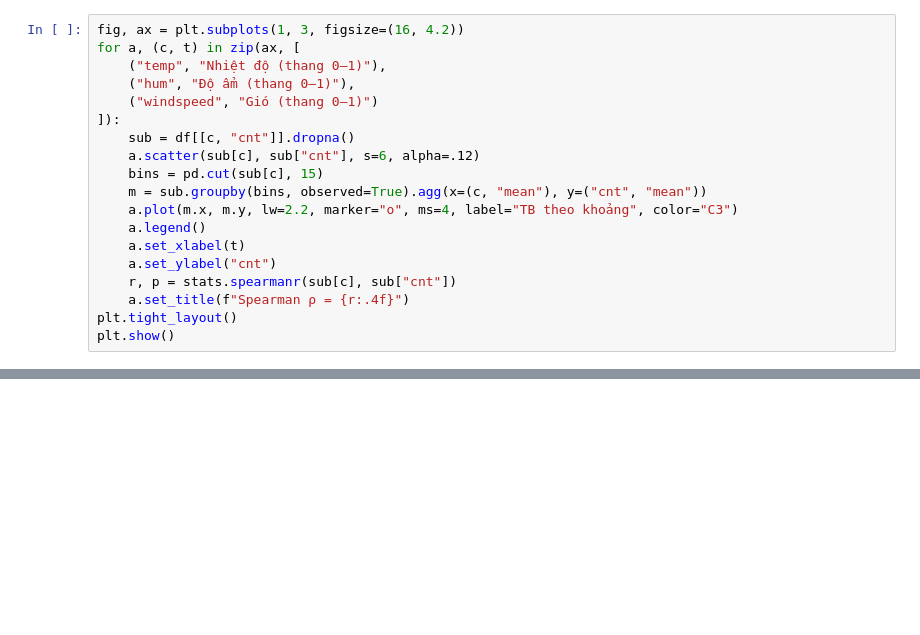
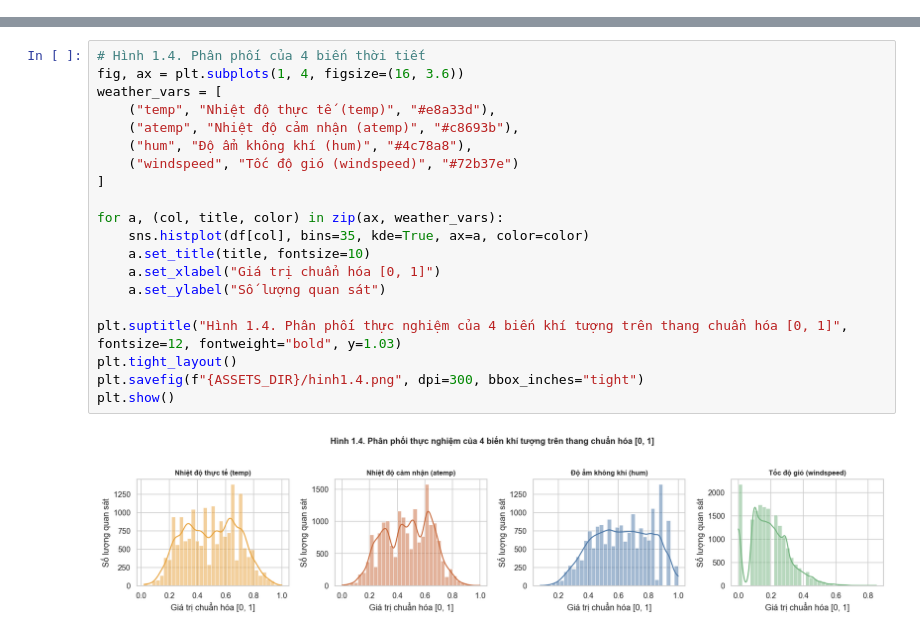
Before and after one commit to TheUn4given123jkbkjs/Data_Analytic_and_Visualization_BikeSharing_W.DC, a Jupyter notebook: EDA/EDA.ipynb, the cells around one changed output, grey strips where cells are left out. Cells and saved outputs as stored; diff of their text form; blank space fills up the shorter version.

```diff
--- a/EDA/EDA.ipynb
+++ b/EDA/EDA.ipynb
@@ -848,19 +0,0 @@ Theo `weathersit`, trung vị giảm từ 159 (Clear) xuống 133 (Mist / Cloudy
-# %%
-fig, ax = plt.subplots(1, 3, figsize=(16, 4.2))
-for a, (c, t) in zip(ax, [
-    ("temp", "Nhiệt độ (thang 0–1)"),
-    ("hum", "Độ ẩm (thang 0–1)"),
-    ("windspeed", "Gió (thang 0–1)")
-]):
-    sub = df[[c, "cnt"]].dropna()
-    a.scatter(sub[c], sub["cnt"], s=6, alpha=.12)
-    bins = pd.cut(sub[c], 15)
-    m = sub.groupby(bins, observed=True).agg(x=(c, "mean"), y=("cnt", "mean"))
-    a.plot(m.x, m.y, lw=2.2, marker="o", ms=4, label="TB theo khoảng", color="C3")
-    a.legend()
-    a.set_xlabel(t)
-    a.set_ylabel("cnt")
-    r, p = stats.spearmanr(sub[c], sub["cnt"])
-    a.set_title(f"Spearman ρ = {r:.4f}")
-plt.tight_layout()
-plt.show()
@@ -1364,0 +439,22 @@ Giá trị ngoại lai thống kê (statistical outlier) khác với lỗi dữ
+# %%
+# Hình 1.4. Phân phối của 4 biến thời tiết
+fig, ax = plt.subplots(1, 4, figsize=(16, 3.6))
+weather_vars = [
+    ("temp", "Nhiệt độ thực tế (temp)", "#e8a33d"),
+    ("atemp", "Nhiệt độ cảm nhận (atemp)", "#c8693b"),
+    ("hum", "Độ ẩm không khí (hum)", "#4c78a8"),
+    ("windspeed", "Tốc độ gió (windspeed)", "#72b37e")
+]
+
+for a, (col, title, color) in zip(ax, weather_vars):
+    sns.histplot(df[col], bins=35, kde=True, ax=a, color=color)
+    a.set_title(title, fontsize=10)
+    a.set_xlabel("Giá trị chuẩn hóa [0, 1]")
+    a.set_ylabel("Số lượng quan sát")
+
+plt.suptitle("Hình 1.4. Phân phối thực nghiệm của 4 biến khí tượng trên thang chuẩn hóa [0, 1]", fontsize=12, fontweight="bold", y=1.03)
+plt.tight_layout()
+plt.savefig(f"{ASSETS_DIR}/hinh1.4.png", dpi=300, bbox_inches="tight")
+plt.show()
+# %% [output]
+[figure, added]
```
Also changed, not shown: parts of 104 cells of this notebook, 16 other files.
